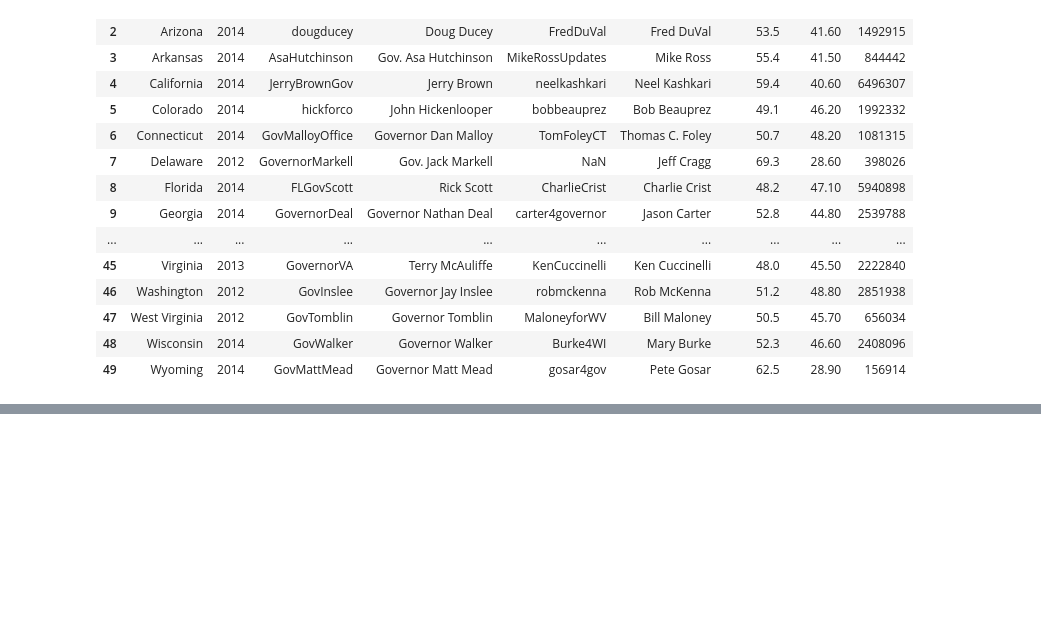
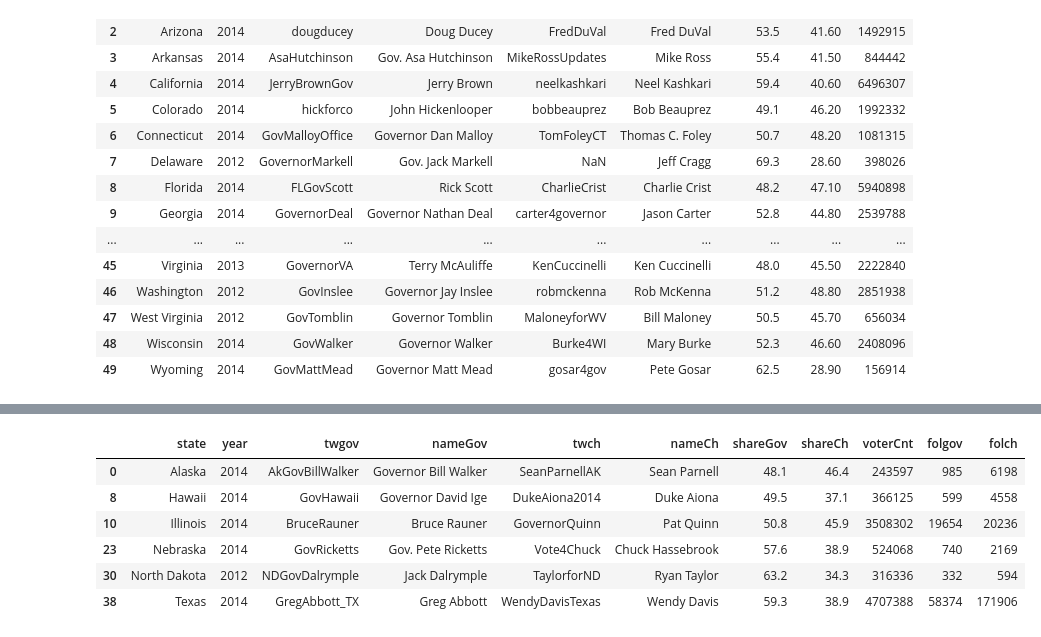
Before and after one commit to hbisgin/GeoInfluence, a Jupyter notebook: analysis/Desc Stats of the Challengers.ipynb, the cells around one changed output, grey strips where cells are left out. Drawn from its saved outputs; the diff is of its cells as text; code cells hidden in the pictures; blank space fills up the shorter version.

```diff
--- a/analysis/Desc Stats of the Challengers.ipynb
+++ b/analysis/Desc Stats of the Challengers.ipynb
@@ -38,0 +67,11 @@ HTML('<iframe src=gov_share.html width=970 height=510></iframe>')
+# %%
+# states whose incumbent governors have less followers than their challengers...
+df[df['folch']>df['folgov']]
+# %% [output]
+|  | state | year | twgov | nameGov | twch | nameCh | shareGov | shareCh | voterCnt | folgov | folch |
+| 0 | Alaska | 2014 | AkGovBillWalker | Governor Bill Walker | SeanParnellAK | Sean Parnell | 48.1 | 46.4 | 243597 | 985 | 6198 |
+| 8 | Hawaii | 2014 | GovHawaii | Governor David Ige | DukeAiona2014 | Duke Aiona | 49.5 | 37.1 | 366125 | 599 | 4558 |
+| 10 | Illinois | 2014 | BruceRauner | Bruce Rauner | GovernorQuinn | Pat Quinn | 50.8 | 45.9 | 3508302 | 19654 | 20236 |
+| 23 | Nebraska | 2014 | GovRicketts | Gov. Pete Ricketts | Vote4Chuck | Chuck Hassebrook | 57.6 | 38.9 | 524068 | 740 | 2169 |
+| 30 | North Dakota | 2012 | NDGovDalrymple | Jack Dalrymple | TaylorforND | Ryan Taylor | 63.2 | 34.3 | 316336 | 332 | 594 |
+| 38 | Texas | 2014 | GregAbbott_TX | Greg Abbott | WendyDavisTexas | Wendy Davis | 59.3 | 38.9 | 4707388 | 58374 | 171906 |
```
Also changed, not shown: parts of 7 cells of this notebook.
